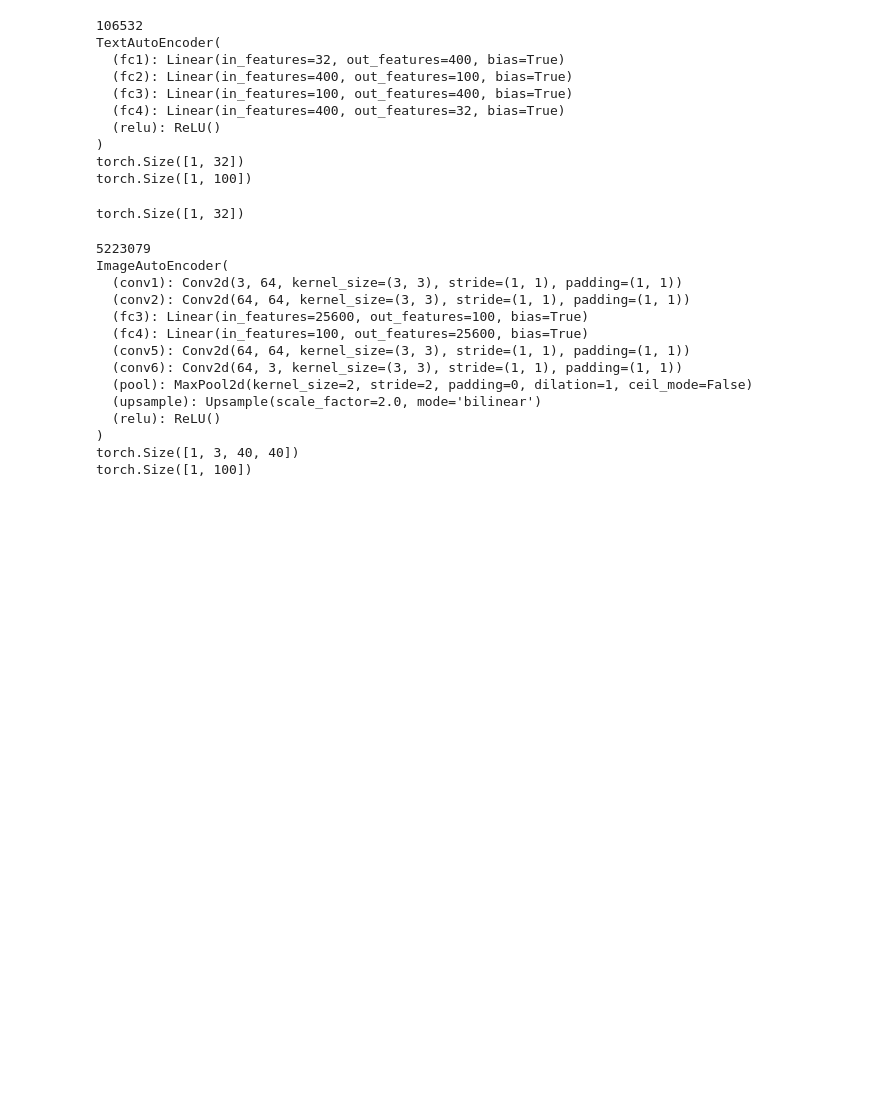
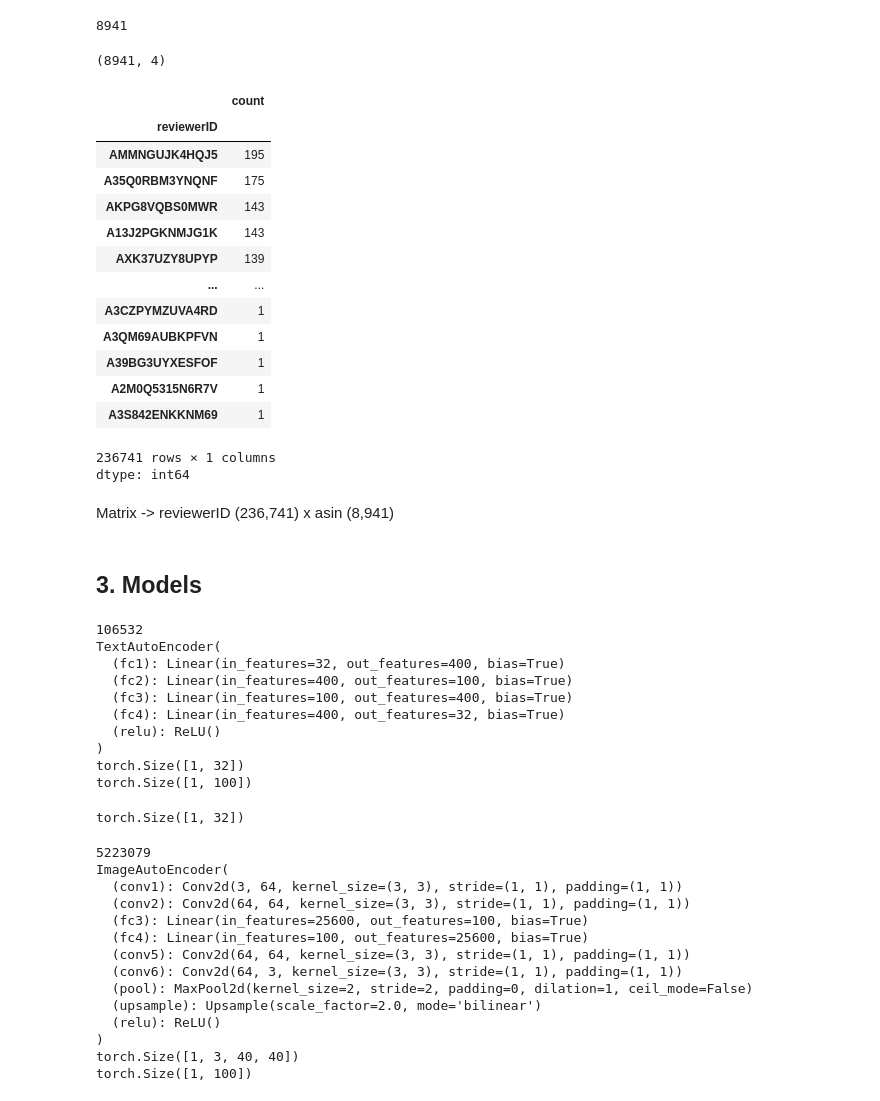
Before and after one commit to vichShir/deep-mine, a Jupyter notebook: Deep_MINE.ipynb, the cells around one changed output. Drawn from its saved outputs; the diff is of its cells as text; code cells hidden in the pictures; blank space fills up the shorter version.

```diff
--- a/Deep_MINE.ipynb
+++ b/Deep_MINE.ipynb
@@ -4,0 +119,6 @@ import torch.nn.functional as F
+# %%
+# data cleaning
+df_products = df_products.dropna(subset=['description', 'asin', 'imageURL', 'imageURLHighRes'])
+df_products = df_products[['description', 'asin', 'imageURL', 'imageURLHighRes']]
+print(df_products.shape)
+df_products.head(2)
@@ -5,2 +130,35 @@ import torch.nn.functional as F
+# %%
+# get number of unique products
+df_products['asin'].nunique()
+# %% [output]
+8941
+# %%
+# remove the duplicate one
+df_products = df_products.drop_duplicates(subset=['asin'])
+df_products.shape
+# %% [output]
+(8941, 4)
+# %%
+df_reviews.merge(df_products, on='asin')['reviewerID'].value_counts()
+# %% [output]
+|  | count |
+| reviewerID |  |
+| AMMNGUJK4HQJ5 | 195 |
+| A35Q0RBM3YNQNF | 175 |
+| AKPG8VQBS0MWR | 143 |
+| A13J2PGKNMJG1K | 143 |
+| AXK37UZY8UPYP | 139 |
+| ... | ... |
+| A3CZPYMZUVA4RD | 1 |
+| A3QM69AUBKPFVN | 1 |
+| A39BG3UYXESFOF | 1 |
+| A2M0Q5315N6R7V | 1 |
+| A3S842ENKKNM69 | 1 |
+236741 rows × 1 columns
+dtype: int64
+# %% [markdown]
+Matrix -> reviewerID (236,741) x asin (8,941)
+# %% [markdown]
+## 3. Models
 # %%
 # https://discuss.pytorch.org/t/how-to-share-weights-between-two-layers/55541/2
```
Also changed, not shown: parts of 16 cells of this notebook.
